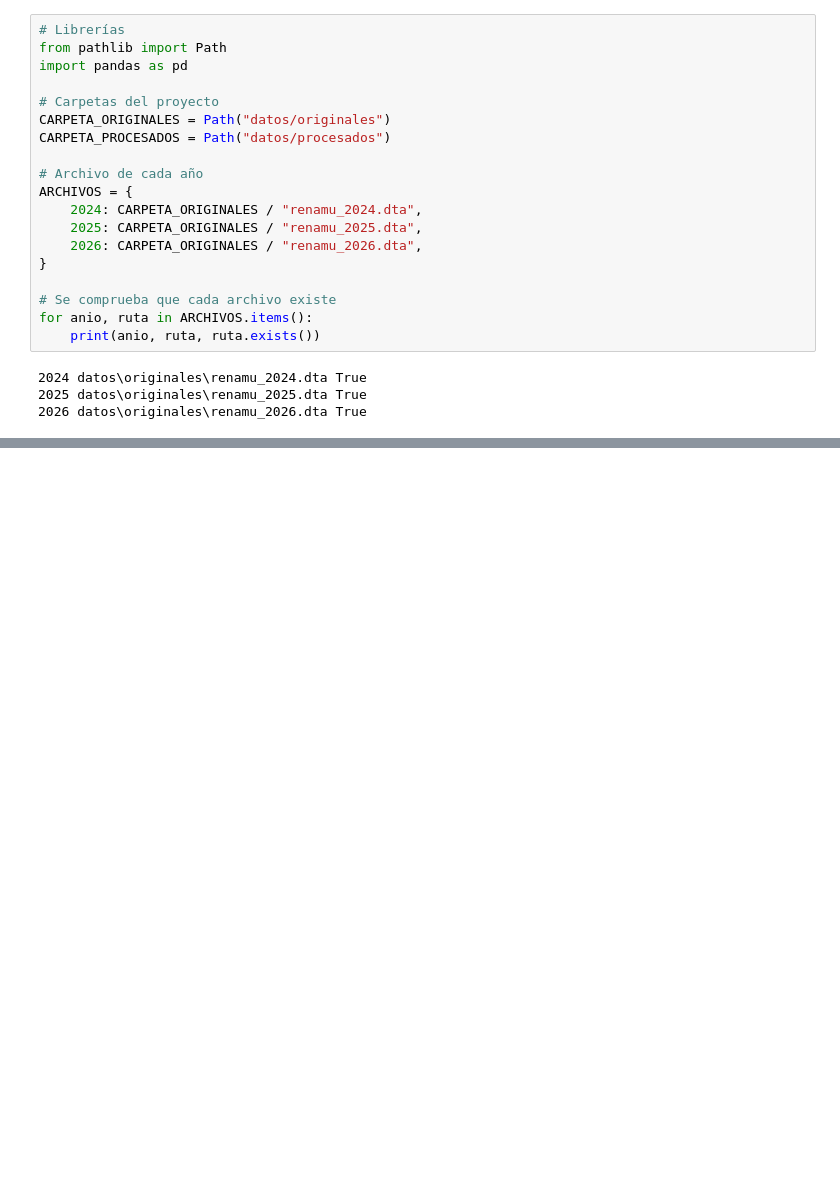
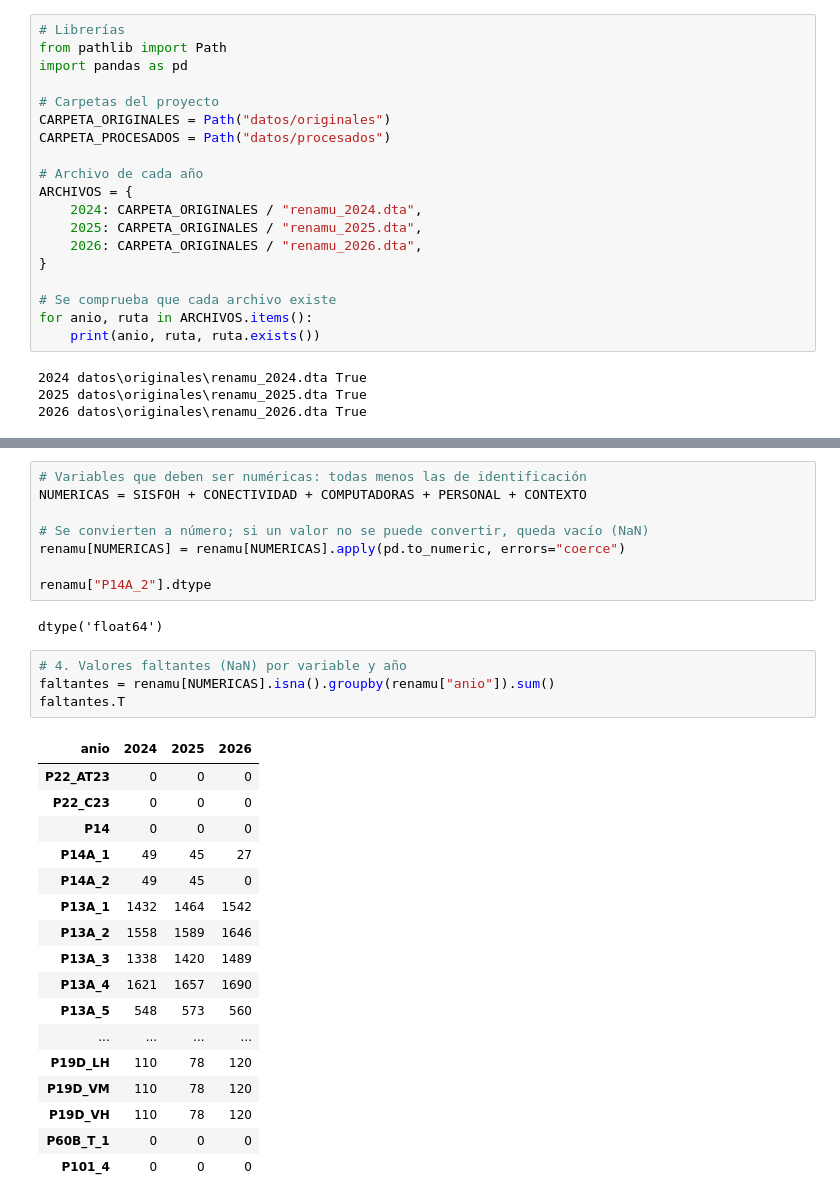
Before and after one commit to Clandra91/Python_intermedio, a Jupyter notebook: tarea_3/01_procesamiento.ipynb, the cells around one changed output, grey strips where cells are left out. Cells and saved outputs as stored; diff of their text form; blank space fills up the shorter version.

```diff
--- a/tarea_3/01_procesamiento.ipynb
+++ b/tarea_3/01_procesamiento.ipynb
@@ -33,0 +198,32 @@ for anio, ruta in ARCHIVOS.items():
+# %%
+# Variables que deben ser numéricas: todas menos las de identificación
+NUMERICAS = SISFOH + CONECTIVIDAD + COMPUTADORAS + PERSONAL + CONTEXTO
+
+# Se convierten a número; si un valor no se puede convertir, queda vacío (NaN)
+renamu[NUMERICAS] = renamu[NUMERICAS].apply(pd.to_numeric, errors="coerce")
+
+renamu["P14A_2"].dtype
+# %% [output]
+dtype('float64')
+# %%
+# 4. Valores faltantes (NaN) por variable y año
+faltantes = renamu[NUMERICAS].isna().groupby(renamu["anio"]).sum()
+faltantes.T
+# %% [output]
+| anio | 2024 | 2025 | 2026 |
+| P22_AT23 | 0 | 0 | 0 |
+| P22_C23 | 0 | 0 | 0 |
+| P14 | 0 | 0 | 0 |
+| P14A_1 | 49 | 45 | 27 |
+| P14A_2 | 49 | 45 | 0 |
+| P13A_1 | 1432 | 1464 | 1542 |
+| P13A_2 | 1558 | 1589 | 1646 |
+| P13A_3 | 1338 | 1420 | 1489 |
+| P13A_4 | 1621 | 1657 | 1690 |
+| P13A_5 | 548 | 573 | 560 |
+| ... | ... | ... | ... |
+| P19D_LH | 110 | 78 | 120 |
+| P19D_VM | 110 | 78 | 120 |
+| P19D_VH | 110 | 78 | 120 |
+| P60B_T_1 | 0 | 0 | 0 |
+| P101_4 | 0 | 0 | 0 |
```
Also changed, not shown: parts of 27 cells of this notebook, 1 other file.
